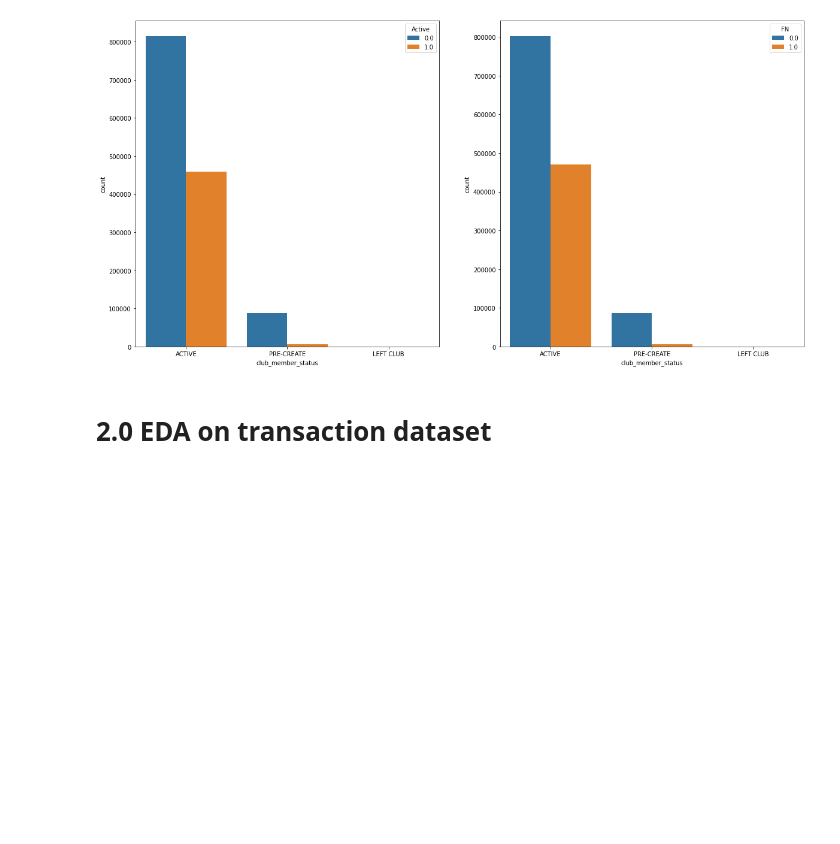
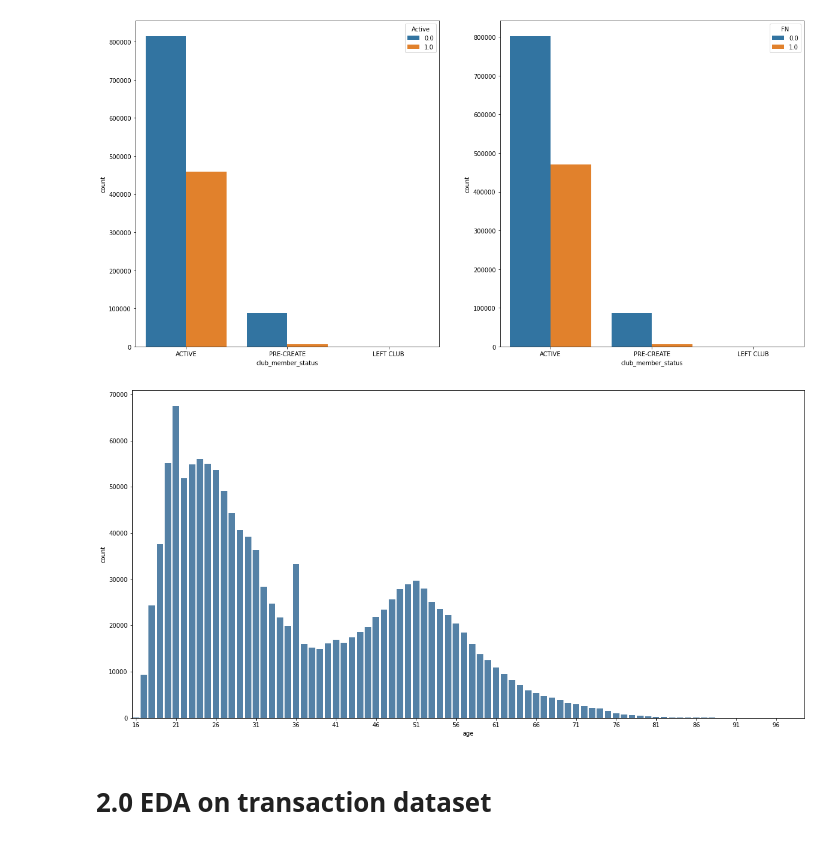
Before and after one commit to theflyingd/fashion-recommender, a Jupyter notebook: notebooks/Initial_EDA_CMM.ipynb, the cells around one changed output. Cells and saved outputs as stored; diff of their text form; code cells hidden in the pictures; blank space fills up the shorter version.

```diff
--- a/notebooks/Initial_EDA_CMM.ipynb
+++ b/notebooks/Initial_EDA_CMM.ipynb
@@ -13,7 +13,7 @@ pd.options.display.float_format = '{:.2f}'.format
 # 1.0 EDA on customer dataset
 # %%
 # Read in the customer data csv:
-df_cust = pd.read_csv('../data/customers.csv', index_col=0).reset_index()
+df_cust = pd.read_csv('../data/customers.csv')
 # %%
 df_cust.info()
 # %% [output]
@@ -37,6 +37,8 @@ memory usage: 73.3+ MB
 
 df_cust.FN.fillna(value=0, inplace=True)
 df_cust.Active.fillna(value=0, inplace=True)
+df_cust.age.fillna(df_cust.age.mean(), inplace=True)
+df_cust.age = df_cust.age.astype('int')
 # %%
 df_cust.info()
 # %% [output]
@@ -115,6 +117,19 @@ fig.show()
 plt.show()
 # %% [output]
 [figure]
+# %%
+# Plot age counts:
+
+plt.figure(figsize=(20, 10))
+
+ax = sns.countplot(x="age", data=df_cust, color="steelblue")
+# Print only every 5th xtick:
+new_ticks = [i.get_text() for i in ax.get_xticklabels()]
+plt.xticks(range(0, len(new_ticks), 5), new_ticks[::5])
+
+plt.show()
+# %% [output]
+[figure, added]
 # %% [markdown]
 # 2.0 EDA on transaction dataset
 # %%
```
Also changed, not shown: parts of 5 cells of this notebook.
